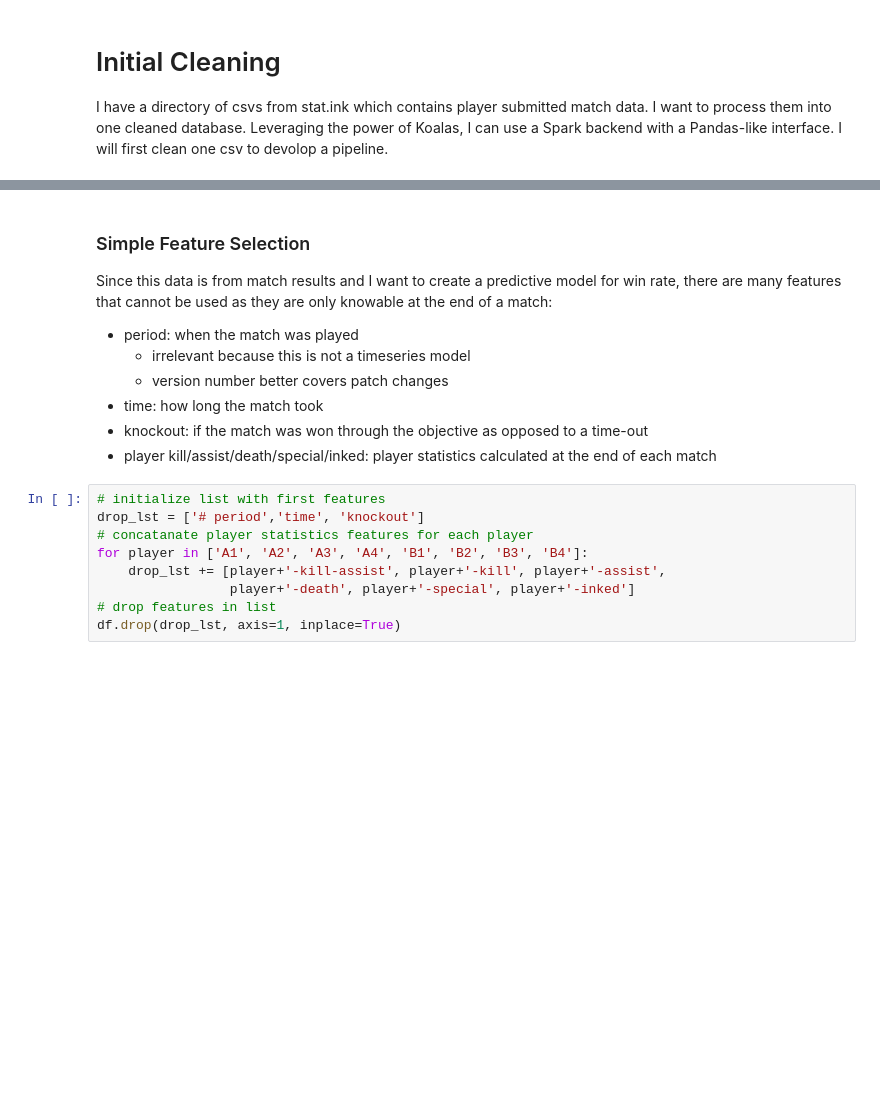
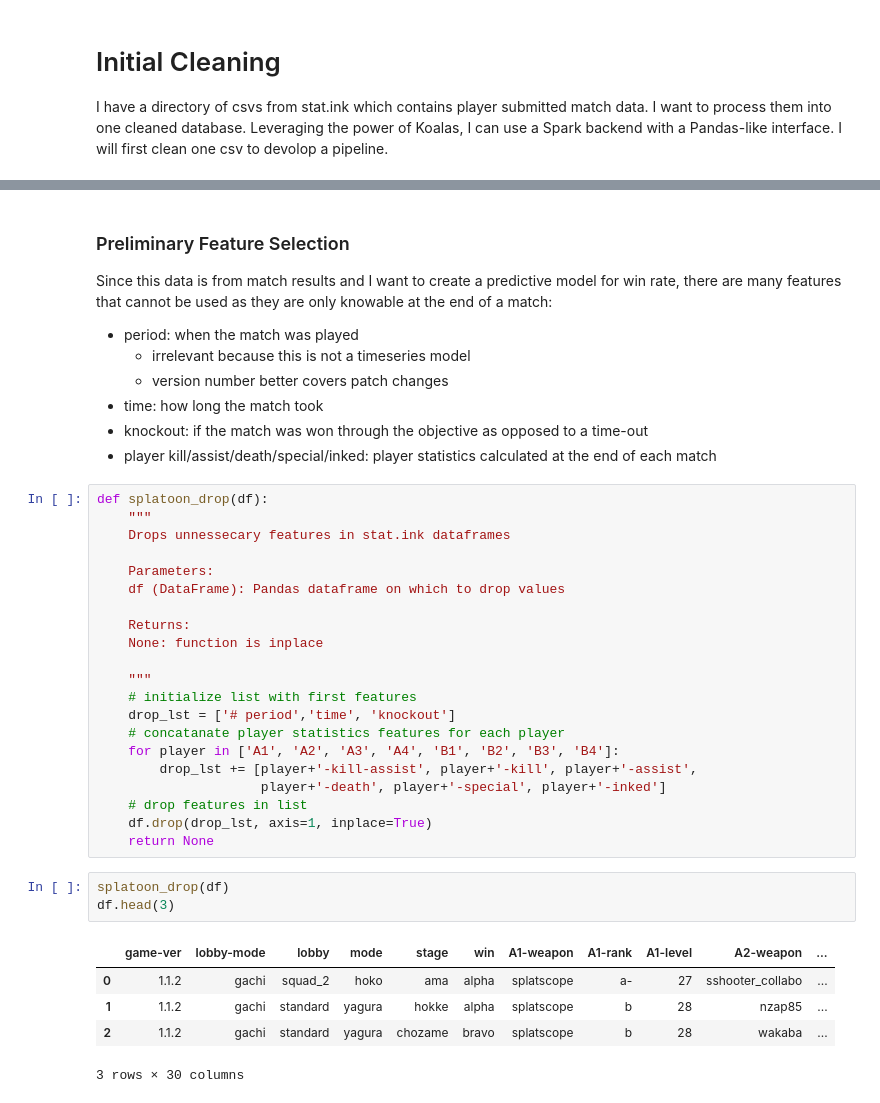
Before and after one commit to Rokushou/Splatoon-2-Meta-Modeling, a Jupyter notebook: Processing and Cleaning.ipynb, the cells around one changed output, grey strips where cells are left out. Drawn from its saved outputs; the diff is of its cells as text; blank space fills up the shorter version.

```diff
--- a/Processing and Cleaning.ipynb
+++ b/Processing and Cleaning.ipynb
@@ -107,7 +107,7 @@ df.head(3)
 | 2 | 2017-08-08T02:00:00+00:00 | 1.1.2 | gachi | standard | yagura | chozame | 312 | bravo | False | splatscope | ... |
 3 rows × 81 columns
 # %% [markdown]
-### Simple Feature Selection
+### Preliminary Feature Selection
 
 Since this data is from match results and I want to create a predictive model for win rate, there are many features that cannot be used as they are only knowable at the end of a match:
 
@@ -118,11 +118,32 @@ Since this data is from match results and I want to create a predictive model fo
 - knockout: if the match was won through the objective as opposed to a time-out
 - player kill/assist/death/special/inked: player statistics calculated at the end of each match
 # %%
-# initialize list with first features
-drop_lst = ['# period','time', 'knockout']
-# concatanate player statistics features for each player
-for player in ['A1', 'A2', 'A3', 'A4', 'B1', 'B2', 'B3', 'B4']:
-    drop_lst += [player+'-kill-assist', player+'-kill', player+'-assist',
-                 player+'-death', player+'-special', player+'-inked']
-# drop features in list
-df.drop(drop_lst, axis=1, inplace=True)
+def splatoon_drop(df):
+    """
+    Drops unnessecary features in stat.ink dataframes
+
+    Parameters:
+    df (DataFrame): Pandas dataframe on which to drop values
+
+    Returns:
+    None: function is inplace
+
+    """
+    # initialize list with first features
+    drop_lst = ['# period','time', 'knockout']
+    # concatanate player statistics features for each player
+    for player in ['A1', 'A2', 'A3', 'A4', 'B1', 'B2', 'B3', 'B4']:
+        drop_lst += [player+'-kill-assist', player+'-kill', player+'-assist',
+                     player+'-death', player+'-special', player+'-inked']
+    # drop features in list
+    df.drop(drop_lst, axis=1, inplace=True)
+    return None
+# %%
+splatoon_drop(df)
+df.head(3)
+# %% [output]
+|  | game-ver | lobby-mode | lobby | mode | stage | win | A1-weapon | A1-rank | A1-level | A2-weapon | ... |
+| 0 | 1.1.2 | gachi | squad_2 | hoko | ama | alpha | splatscope | a- | 27 | sshooter_collabo | ... |
+| 1 | 1.1.2 | gachi | standard | yagura | hokke | alpha | splatscope | b | 28 | nzap85 | ... |
+| 2 | 1.1.2 | gachi | standard | yagura | chozame | bravo | splatscope | b | 28 | wakaba | ... |
+3 rows × 30 columns
```
Also changed, not shown: parts of 10 cells of this notebook.
